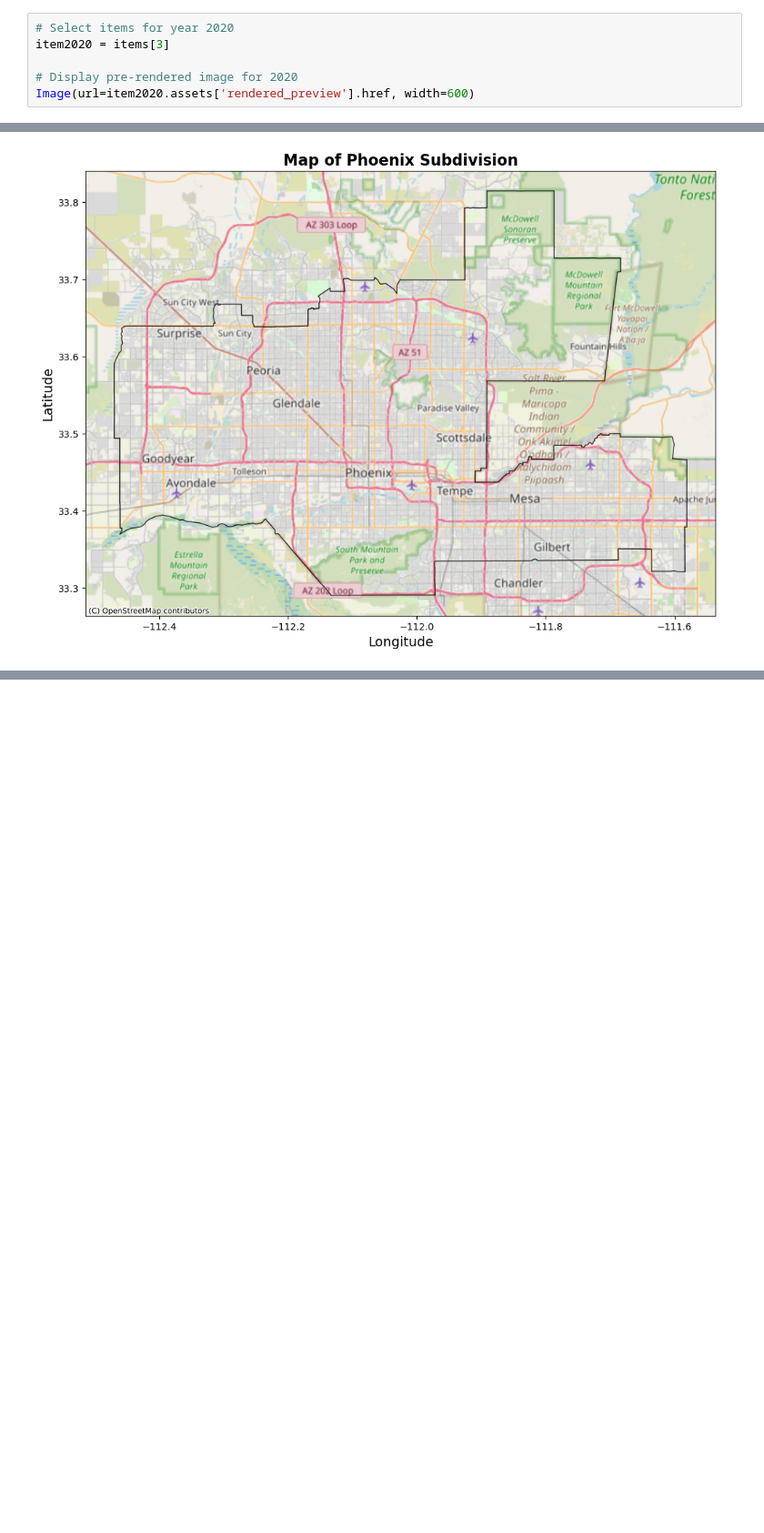
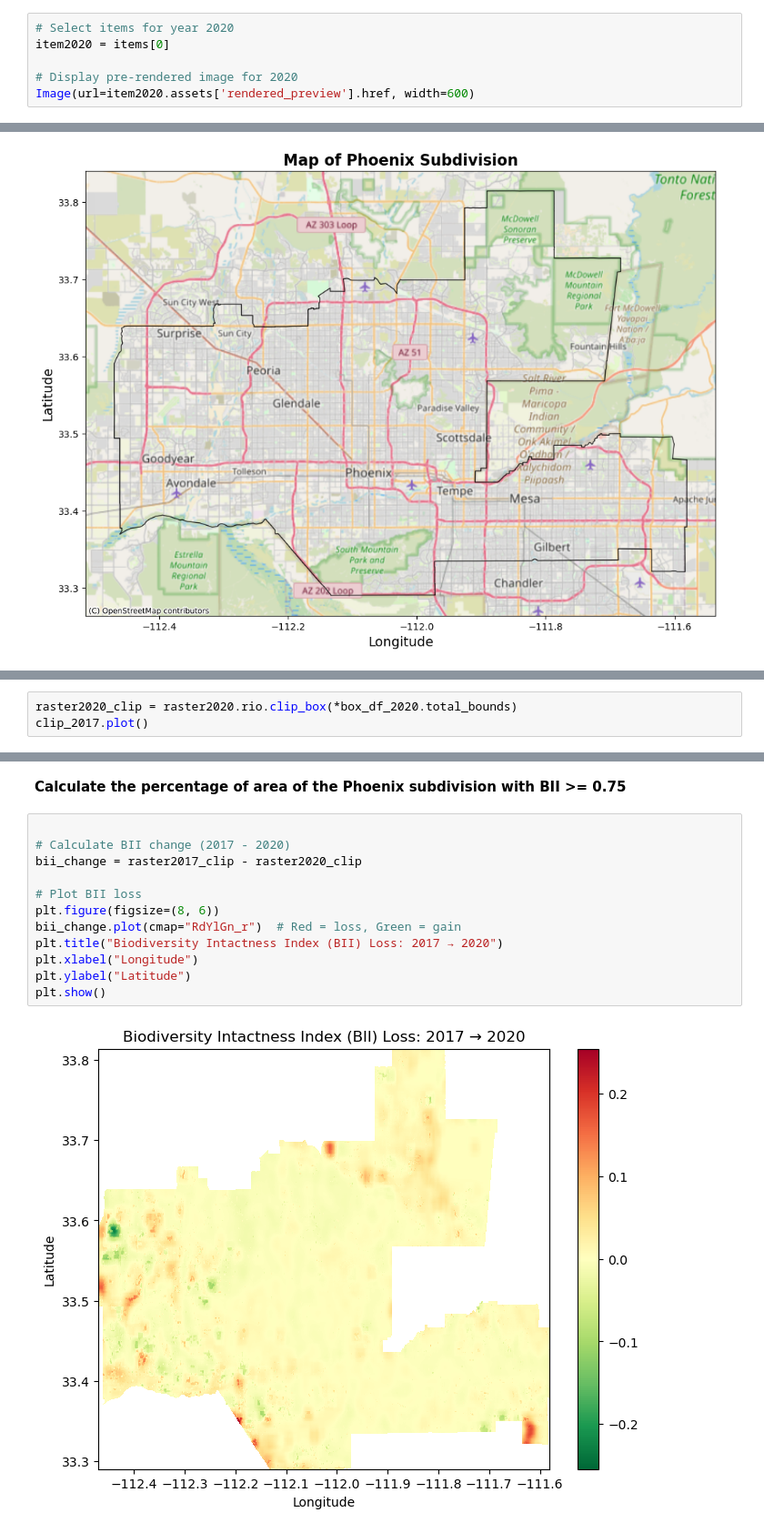
Before and after one commit to aakriti-poudel-chhetri/biodiversity-intactness-index-phoenix, a Jupyter notebook: bii-phoenix.ipynb, the cells around one changed output, grey strips where cells are left out. Shown at 91% size. Cells and saved outputs as stored; diff of their text form; blank space fills up the shorter version.

Commit message:
Calculate BII

```diff
--- a/bii-phoenix.ipynb
+++ b/bii-phoenix.ipynb
@@ -118,7 +119,7 @@ Attributes:
 **Check item and render preview for the year 2020.**
 # %%
 # Select items for year 2020
-item2020 = items[3]
+item2020 = items[0]
 
 # Display pre-rendered image for 2020
 Image(url=item2020.assets['rendered_preview'].href, width=600)
@@ -234,0 +254,3 @@ plt.show()
+# %%
+raster2020_clip = raster2020.rio.clip_box(*box_df_2020.total_bounds)
+clip_2017.plot()
@@ -234,0 +271,16 @@ plt.show()
+# %% [markdown]
+**Calculate the percentage of area of the Phoenix subdivision with BII >= 0.75**
+# %%
+
+# Calculate BII change (2017 - 2020)
+bii_change = raster2017_clip - raster2020_clip
+
+# Plot BII loss
+plt.figure(figsize=(8, 6))
+bii_change.plot(cmap="RdYlGn_r")  # Red = loss, Green = gain
+plt.title("Biodiversity Intactness Index (BII) Loss: 2017 → 2020")
+plt.xlabel("Longitude")
+plt.ylabel("Latitude")
+plt.show()
+# %% [output]
+[figure, added]
```
Also changed, not shown: parts of 6 cells of this notebook.
